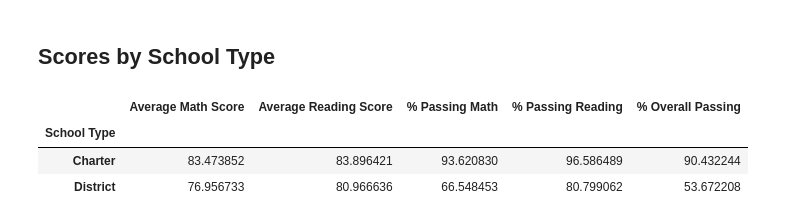
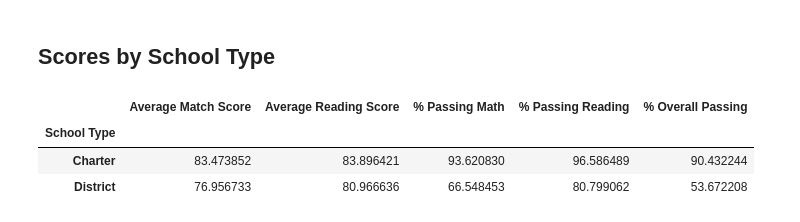
Before and after one commit to ddaniel2024/Module-4-Data-Analysis-with-Python, a Jupyter notebook: PyCitySchools_main.ipynb, the cells around one changed output. Drawn from its saved outputs; the diff is of its cells as text; code cells hidden in the pictures.

Commit message:
finished scores by school type

```diff
--- a/PyCitySchools_main.ipynb
+++ b/PyCitySchools_main.ipynb
@@ -676,12 +676,16 @@ average_percent_passing_reading_by_type = per_school_summary.groupby(["School Ty
 average_percent_overall_passing_by_type = per_school_summary.groupby(["School Type"])["% Overall Passing"].mean()
 # %%
 # Assemble the new data by type into a DataFrame called `type_summary`
-type_summary =
+type_summary = pd.DataFrame({"Average Match Score" : average_math_score_by_type,
+                             "Average Reading Score" : average_reading_score_by_type,
+                             "% Passing Math" : average_percent_passing_math_by_type,
+                             "% Passing Reading" : average_percent_passing_reading_by_type,
+                             "% Overall Passing" : average_percent_overall_passing_by_type})
 
 # Display results
 type_summary
 # %% [output]
-|  | Average Math Score | Average Reading Score | % Passing Math | % Passing Reading | % Overall Passing |
+|  | Average Match Score | Average Reading Score | % Passing Math | % Passing Reading | % Overall Passing |
 | School Type |  |  |  |  |  |
 | Charter | 83.473852 | 83.896421 | 93.620830 | 96.586489 | 90.432244 |
 | District | 76.956733 | 80.966636 | 66.548453 | 80.799062 | 53.672208 |
```
